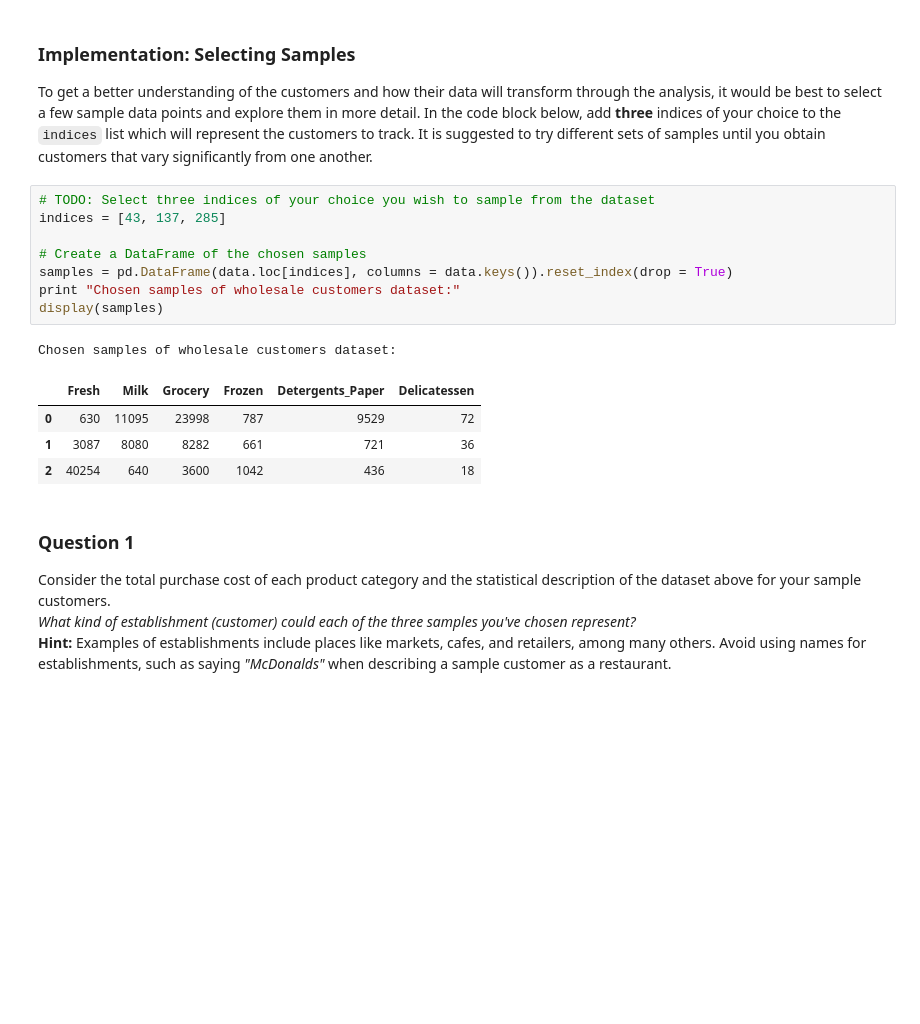
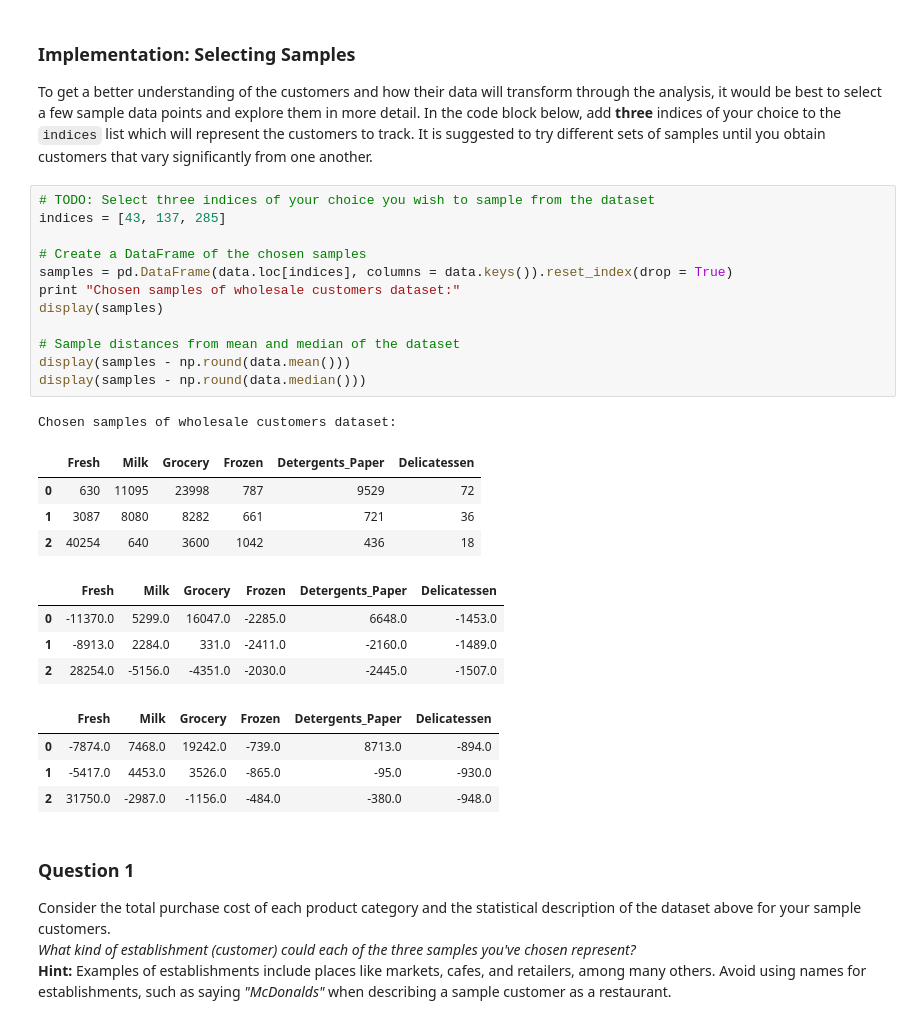
Before and after one commit to div3125/udacity-unsupervised-learning, a Jupyter notebook: customer_segments/customer_segments.ipynb, the cells around one changed output. Drawn from its saved outputs; the diff is of its cells as text; blank space fills up the shorter version.

```diff
--- a/customer_segments/customer_segments.ipynb
+++ b/customer_segments/customer_segments.ipynb
@@ -61,17 +61,29 @@ To get a better understanding of the customers and how their data will transform
 # %%
 # TODO: Select three indices of your choice you wish to sample from the dataset
 indices = [43, 137, 285]
 
 # Create a DataFrame of the chosen samples
 samples = pd.DataFrame(data.loc[indices], columns = data.keys()).reset_index(drop = True)
 print "Chosen samples of wholesale customers dataset:"
 display(samples)
+
+# Sample distances from mean and median of the dataset
+display(samples - np.round(data.mean()))
+display(samples - np.round(data.median()))
 # %% [output]
 Chosen samples of wholesale customers dataset:
 |  | Fresh | Milk | Grocery | Frozen | Detergents_Paper | Delicatessen |
 | 0 | 630 | 11095 | 23998 | 787 | 9529 | 72 |
 | 1 | 3087 | 8080 | 8282 | 661 | 721 | 36 |
 | 2 | 40254 | 640 | 3600 | 1042 | 436 | 18 |
+|  | Fresh | Milk | Grocery | Frozen | Detergents_Paper | Delicatessen |
+| 0 | -11370.0 | 5299.0 | 16047.0 | -2285.0 | 6648.0 | -1453.0 |
+| 1 | -8913.0 | 2284.0 | 331.0 | -2411.0 | -2160.0 | -1489.0 |
+| 2 | 28254.0 | -5156.0 | -4351.0 | -2030.0 | -2445.0 | -1507.0 |
+|  | Fresh | Milk | Grocery | Frozen | Detergents_Paper | Delicatessen |
+| 0 | -7874.0 | 7468.0 | 19242.0 | -739.0 | 8713.0 | -894.0 |
+| 1 | -5417.0 | 4453.0 | 3526.0 | -865.0 | -95.0 | -930.0 |
+| 2 | 31750.0 | -2987.0 | -1156.0 | -484.0 | -380.0 | -948.0 |
 # %% [markdown]
 ### Question 1
 Consider the total purchase cost of each product category and the statistical description of the dataset above for your sample customers.
```
Also changed, not shown: parts of 4 cells of this notebook, 1 other file.
